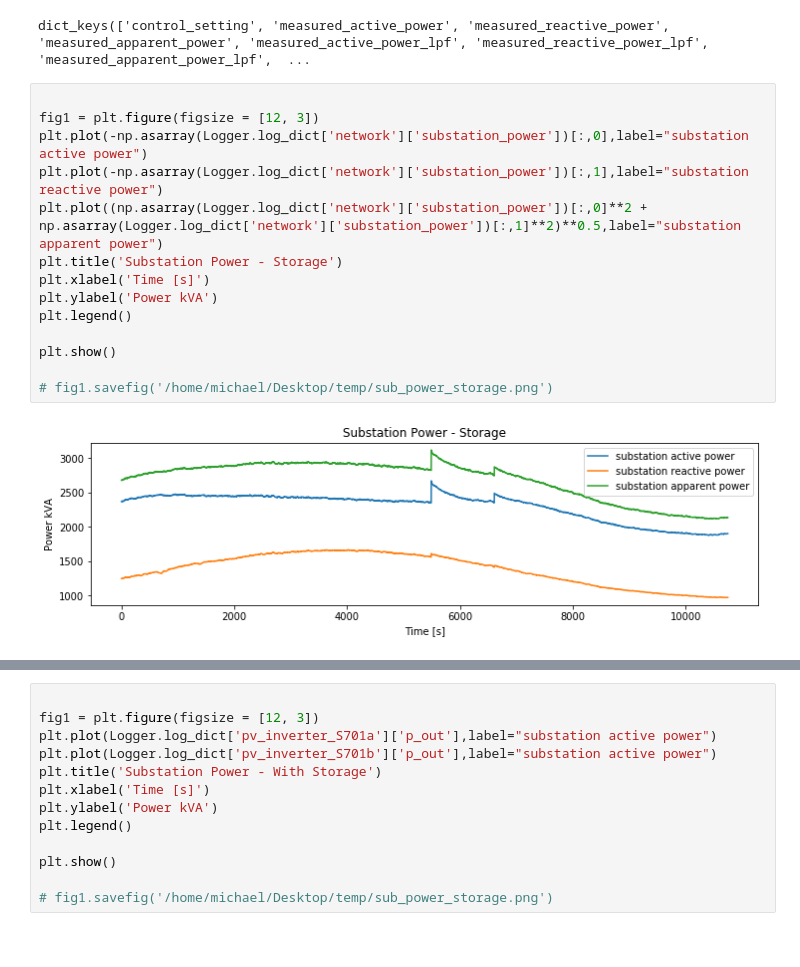
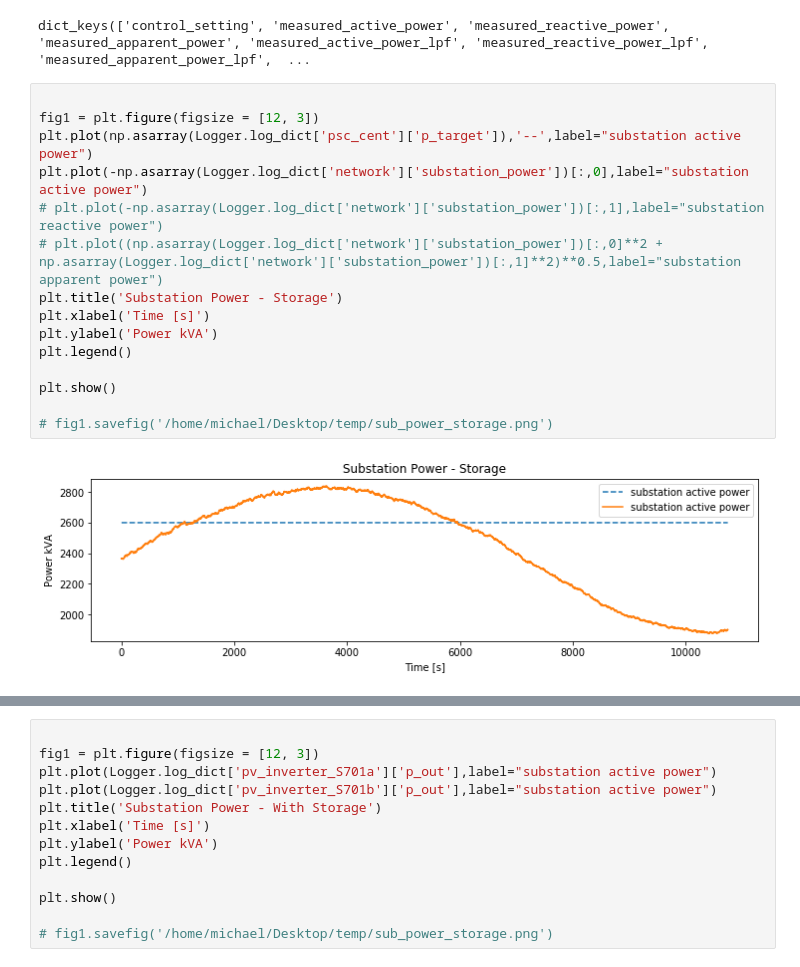
Before and after one commit to lbnl-cybersecurity/ceds-cigar, a Jupyter notebook: pycigar/zzz/IEEE_37_peak_shaving_cent.ipynb, the cells around one changed output, grey strips where cells are left out. Drawn from its saved outputs; the diff is of its cells as text.

Commit message:
Peak shaving min/max 0, target - val

```diff
--- a/pycigar/zzz/IEEE_37_peak_shaving_cent.ipynb
+++ b/pycigar/zzz/IEEE_37_peak_shaving_cent.ipynb
@@ -172,17 +172,18 @@ dict_keys(['control_setting', 'measured_active_power', 'measured_reactive_power'
 # %%
 
 fig1 = plt.figure(figsize = [12, 3])
+plt.plot(np.asarray(Logger.log_dict['psc_cent']['p_target']),'--',label="substation active power")
 plt.plot(-np.asarray(Logger.log_dict['network']['substation_power'])[:,0],label="substation active power")
-plt.plot(-np.asarray(Logger.log_dict['network']['substation_power'])[:,1],label="substation reactive power")
-plt.plot((np.asarray(Logger.log_dict['network']['substation_power'])[:,0]**2 + np.asarray(Logger.log_dict['network']['substation_power'])[:,1]**2)**0.5,label="substation apparent power")
+# plt.plot(-np.asarray(Logger.log_dict['network']['substation_power'])[:,1],label="substation reactive power")
+# plt.plot((np.asarray(Logger.log_dict['network']['substation_power'])[:,0]**2 + np.asarray(Logger.log_dict['network']['substation_power'])[:,1]**2)**0.5,label="substation apparent power")
 plt.title('Substation Power - Storage')
 plt.xlabel('Time [s]')
 plt.ylabel('Power kVA')
 plt.legend()
 
 plt.show()
 
 # fig1.savefig('/home/michael/Desktop/temp/sub_power_storage.png')
 # %% [output]
-[figure, old version]
+[figure, new version]
 # %%
```
Also changed, not shown: parts of 3 cells of this notebook, 2 other files.
